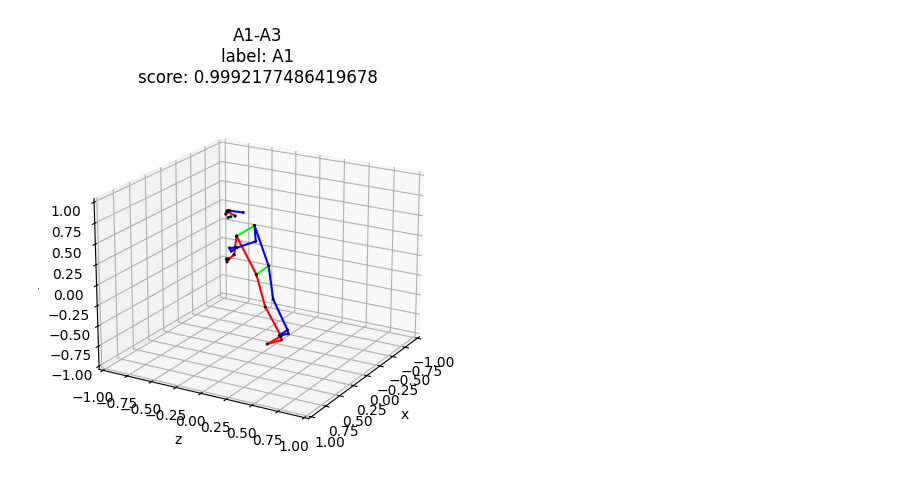
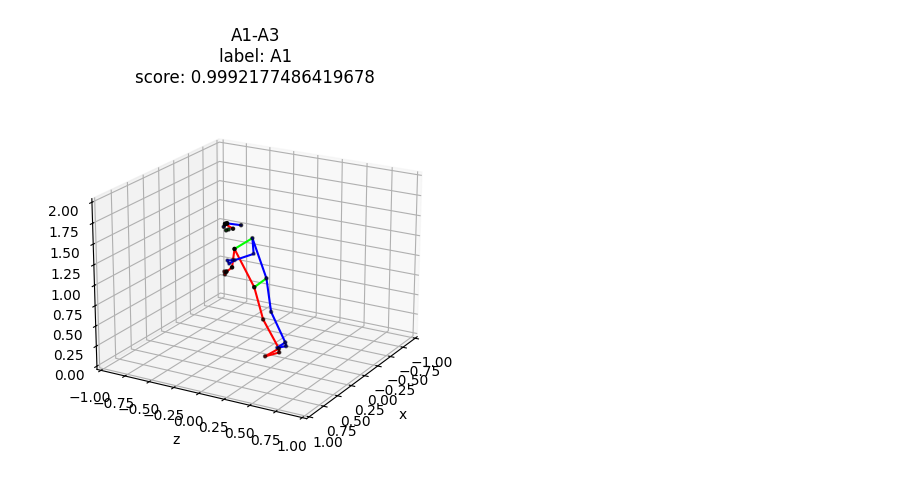
Before and after one commit to trinagle1289/kim-flutter-nodejs, a Jupyter notebook: python/json-to-3d-pose/plot_a_data.ipynb, the cells around one changed output. Drawn from its saved outputs; the diff is of its cells as text; code cells hidden in the pictures.

```diff
--- a/python/json-to-3d-pose/plot_a_data.ipynb
+++ b/python/json-to-3d-pose/plot_a_data.ipynb
@@ -10,43 +11,61 @@ from pathlib import Path
 data = PoseData3D(JSON_FILE_PATH)
 json_pth = Path(JSON_FILE_PATH)
 # %%
-# 參數設定
+### 參數設定
 frame_idx = 0  # 影像幀索引值
-data_range = [-1, 1]  # 顯示資料範圍
-elev, azim, roll = 20, 30, 0  # 設定視角
-is_3d = True  # 圖表是否為 3D
-c_left = "#f00"  # 左邊身體顏色
-c_center = "#0f0"  # 右邊身體顏色
-c_right = "#00f"  # 中間身體顏色
-c_dot = "#000"  # 關鍵點顏色
-dot_size = 2  # 繪製關鍵點大小
+# 顯示資料範圍
+data_range_x = [-1, 1]  # x 軸
+data_range_y = [-1, 1]  # y 軸
+data_range_z = [0, 2]  # z 軸
+# 設定視角
+elev, azim, roll = 20, 30, 0
+# 圖表是否為 3D
+is_3d = True
+# 顏色
+c_left = "#f00"  # 左邊
+c_center = "#0f0"  # 右邊
+c_right = "#00f"  # 中間
+c_dot = "#000"  # 關鍵點
+# 繪製關鍵點大小
+dot_size = 5
 
 assert data.get_number_of_poses(frame_idx) > 0  # 判斷影像幀是否有姿勢
 
-# 取得所需資料
-left, center, right = data.get_pos_connection_list(
+### 取得所需資料
+p_left, p_center, p_right = data.get_pos_connection_list(
     frame_idx, 0, kpt_special_data.blazepose_connection, True
 )
+p_kpt = data.get_pos_list(frame_idx, 0, True)
+label = data.get_lhc_label(frame_idx, 0)
+score = data.get_kpt_score(frame_idx, 0)
+title_name = f"{json_pth.stem}\nlabel: {label}\nscore: {score}"
 
-# 參數取得
-pos = data.get_pos_list(frame_idx, 0, True)
-label = data.get_lhc_label(frame_idx, 0)
-title_name = (
-    f"{json_pth.stem}\nlabel: {label}\nscore: {data.get_kpt_score(frame_idx, 0)}"
-)
+### 轉換成 numpy 格式
+p_left = np.array(p_left)
+p_center = np.array(p_center)
+p_right = np.array(p_right)
+p_kpt = np.array(p_kpt)
+# 取得 y 軸要加的數值
+plus_to_y = p_kpt[:, 1].max()
+# 反轉 y 軸數值，並加上要加的數值(腳底為0)
+p_left[:, :, 1] = p_left[:, :, 1] * -1 + plus_to_y
+p_center[:, :, 1] = p_center[:, :, 1] * -1 + plus_to_y
+p_right[:, :, 1] = p_right[:, :, 1] * -1 + plus_to_y
+p_kpt[:, 1] = p_kpt[:, 1] * -1 + plus_to_y
 
-# 圖表設置
+### 圖表設置
 ax = plt.subplot(projection="3d") if is_3d else plt.subplot()
 ax.set_title(title_name)
 ax.view_init(elev, azim, roll)  # 設置視角
-plot_painter.set_data_range(data_range, ax)  # 設置參數範圍
+# 設置參數範圍
+plot_painter.set_data_range(data_range_x, data_range_y, data_range_z, ax)
 
-# 繪製表格
-plot_painter.draw_lines(left, is_3d, c_left, ax)
-plot_painter.draw_lines(center, is_3d, c_center, ax)
-plot_painter.draw_lines(right, is_3d, c_right, ax)
-plot_painter.draw_dots(pos, c_dot, dot_size, c_dot, ax)
+### 繪製表格
+plot_painter.draw_lines(p_left, is_3d, c_left, ax)
+plot_painter.draw_lines(p_center, is_3d, c_center, ax)
+plot_painter.draw_lines(p_right, is_3d, c_right, ax)
+plot_painter.draw_dots(p_kpt, c_dot, dot_size, c_dot, ax)
 
 plt.show()
 # %% [output]
-[figure, old version]
+[figure, new version]
```
Also changed, not shown: parts of 1 cell of this notebook.
